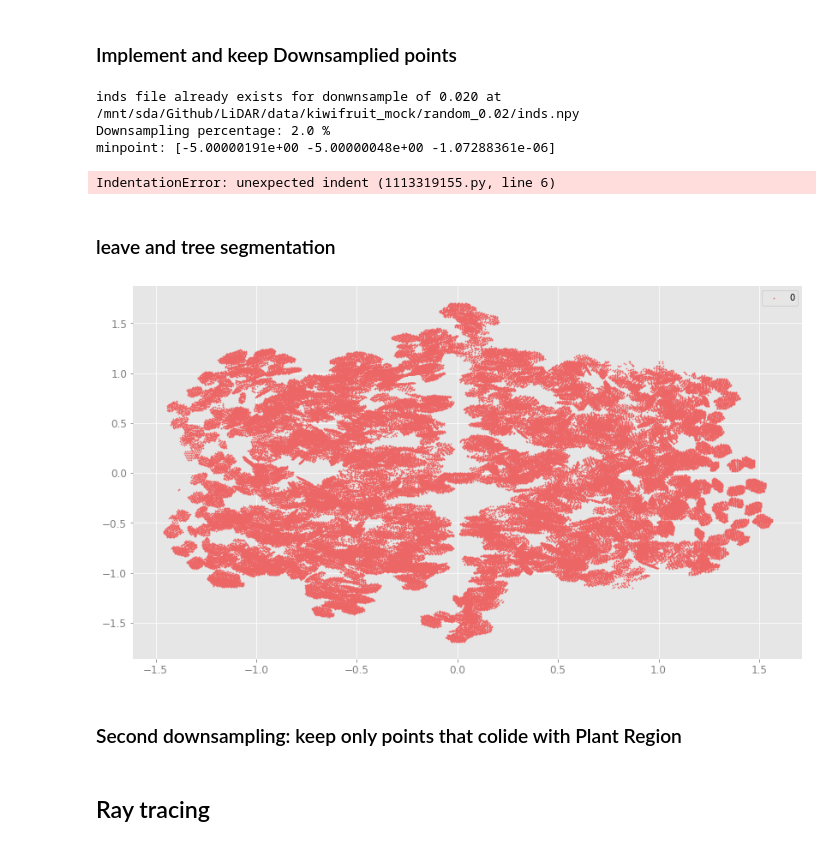
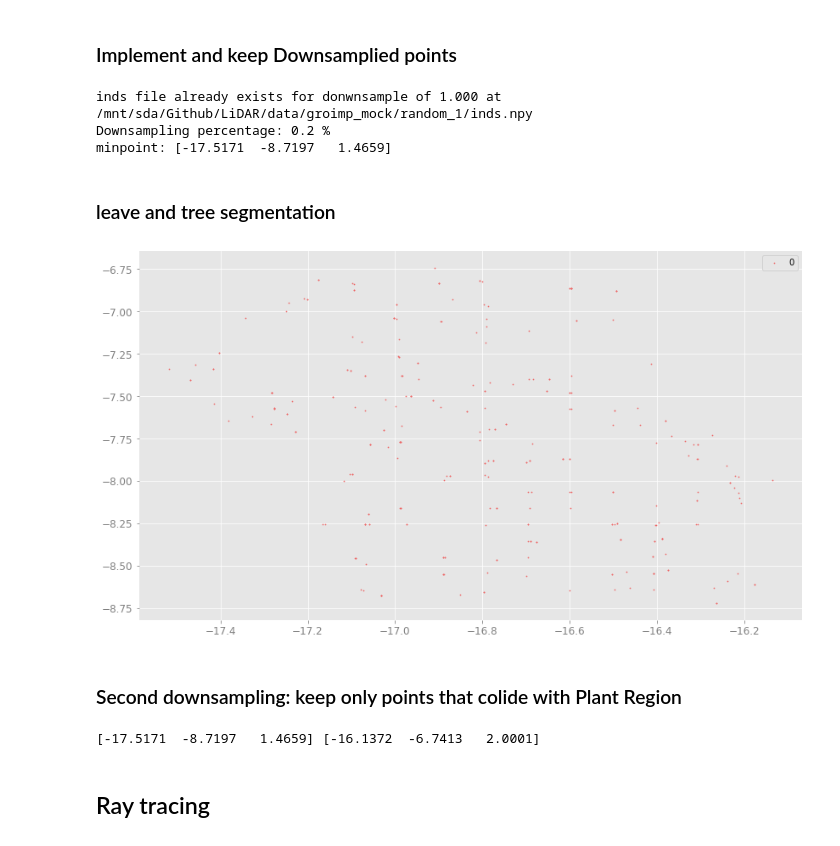
Before and after one commit to junqi108/planttech, a Jupyter notebook: nb/GroIMP_mock.ipynb, the cells around one changed output. Cells and saved outputs as stored; diff of their text form; code cells hidden in the pictures.

```diff
--- a/nb/GroIMP_mock.ipynb
+++ b/nb/GroIMP_mock.ipynb
@@ -46,0 +90,9 @@ print(datapath)
+# %%
+import pandas as pd
+datapath = os.path.join(_data,"groimp_mock")
+file = os.path.join(datapath, 'Groimp_PointClouds.csv')
+
+df=pd.read_csv(file, sep=',' ,usecols=['x', 'y','z'])
+
+
+print(df)
@@ -47,7 +101,7 @@ print(datapath)
 # %% [markdown]
 If `downsample` is not None, a random downsampling will be implemented. If None, the pipeline will use the voxel-based downsampling.
 # %%
-mockname = 'kiwifruit_mock'
+mockname = 'groimp_mock'
 voxel_size = 0.1
 downsample = 1
 # %%
@@ -69,15 +123,15 @@ def segtree(df, leaves, show=False):
     # centres
     x, y = [-16.6], [-8.16]
     num = 0
-    dx, dy = 1, 1
+    dx, dy = 20, 10
     # dx, dy = 5, 5
 
     for i in x:
         for j in y:
 
             keep = np.ones(len(df['x']), dtype=bool)
-            keep &= (df['x'] < i+dx) & (df['x'] > i-dx)
-            keep &= (df['y'] < j+dy) & (df['y'] > j-dy)
+            #keep &= (df['x'] < i+dx) & (df['x'] > i-dx)
+            #keep &= (df['y'] < j+dy) & (df['y'] > j-dy)
 
             trees['tree_%s' %(str(num))] = keep
 
@@ -192,35 +232,25 @@ SENSORS = df[['sx', 'sy', 'sz']].to_numpy()
 minpoint = np.min(POINTS, axis=0)
 print('minpoint:', minpoint)
 # %% [output]
-inds file already exists for donwnsample of 0.020 at /mnt/sda/Github/LiDAR/data/kiwifruit_mock/random_0.02/inds.npy
-Downsampling percentage: 2.0 %
-minpoint: [-5.00000191e+00 -5.00000048e+00 -1.07288361e-06]
+inds file already exists for donwnsample of 1.000 at /mnt/sda/Github/LiDAR/data/groimp_mock/random_1/inds.npy
+Downsampling percentage: 0.2 %
+minpoint: [-17.5171  -8.7197   1.4659]
-# %%
-  x, y = [0], [0]
-  num = 0
-  dx, dy = 2, 2
-
-
-    for i in x:
-        for j in y:
-
-            keep = np.ones(len(df['x']), dtype=bool)
-            keep &= (df['x'] < i+dx) & (df['x'] > i-dx)
-            keep &= (df['y'] < j+dy) & (df['y'] > j-dy)
-
-            print("i" + i)
-            num += 1
-# %% [output]
-IndentationError: unexpected indent (1113319155.py, line 6)
 # %% [markdown]
 ### leave and tree segmentation
 # %%
 # extract leaves. Boolean array output
-leaves = loads.extract_leaves(df, show=False)
+leaves = loads.extract_leaves_2(df, show=False)
+
 # extract trees. Dictionary with boolean arrays output
 trees = segtree(df, leaves, show=True)
 # %% [output]
-[figure, old version]
+[figure, new version]
 # %% [markdown]
 ### Second downsampling: keep only points that colide with Plant Region
+# %%
+inPR = (leaves) & (trees['tree_0'])
+minBB, maxBB = np.min(POINTS[inPR], axis=0), np.max(POINTS[inPR], axis=0)
+print(minBB, maxBB)
+# %% [output]
+[-17.5171  -8.7197   1.4659] [-16.1372  -6.7413   2.0001]
 # %%
```
Also changed, not shown: parts of 14 cells of this notebook, 1 other file.
